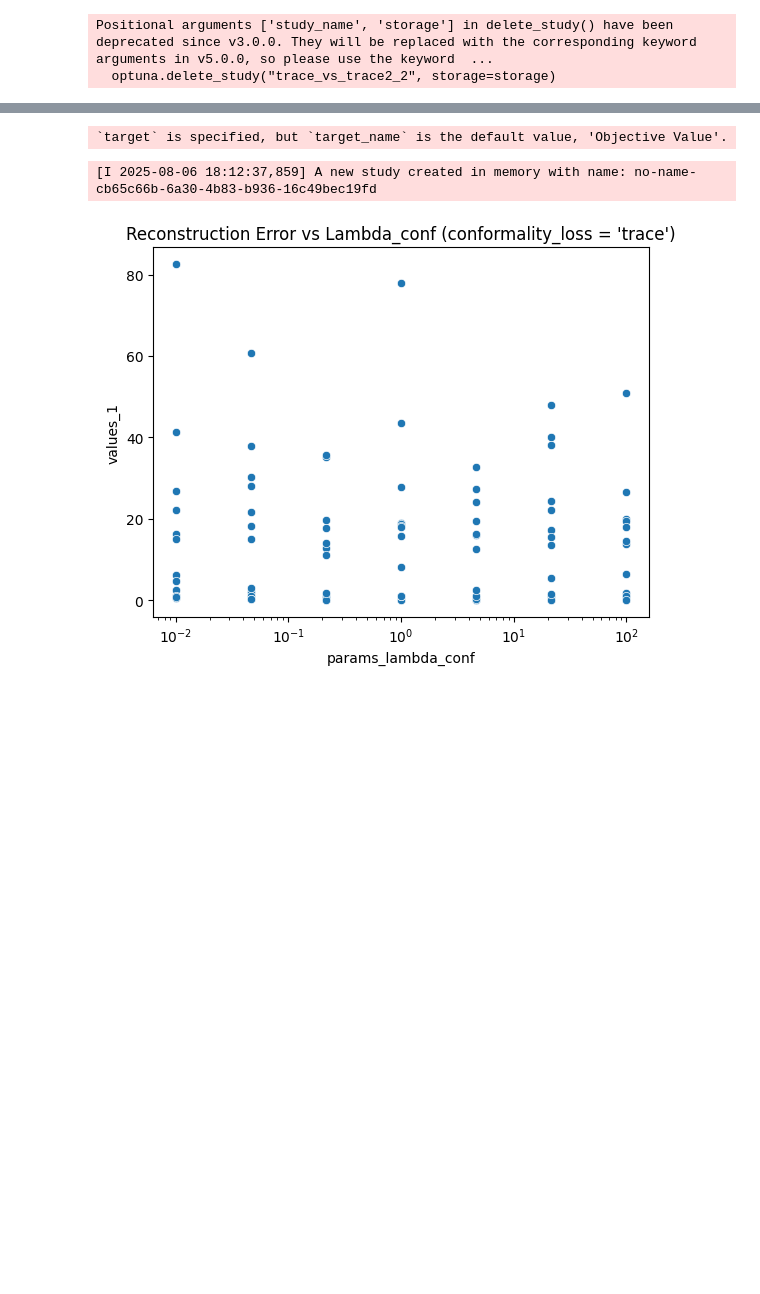
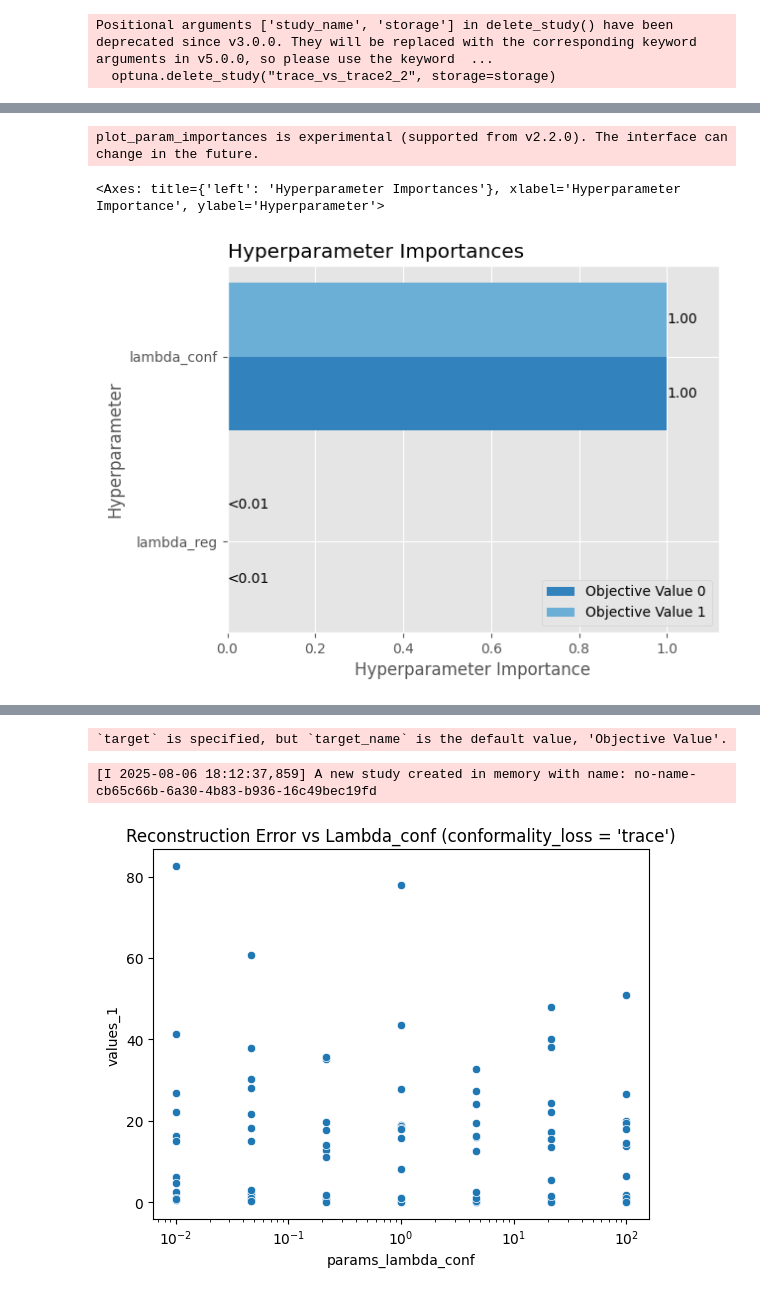
Before and after one commit to HeiseMax/ConformalAutoencoder, a Jupyter notebook: mnist_optuna/model_comparison_trace.ipynb, the cells around one changed output, grey strips where cells are left out. Cells and saved outputs as stored; diff of their text form; code cells hidden in the pictures; blank space fills up the shorter version.

```diff
--- a/optuna.ipynb
+++ b/mnist_optuna/model_comparison_trace.ipynb
@@ -183,7 +341,9 @@ study.optimize(objective, n_trials=n_trials)
 Positional arguments ['study_name', 'storage'] in delete_study() have been deprecated since v3.0.0. They will be replaced with the corresponding keyword arguments in v5.0.0, so please use the keyword  ...
   optuna.delete_study("trace_vs_trace2_2", storage=storage)
 # %%
-# study = optuna.load_study(
-#     study_name='my_study',
-#     storage='sqlite:///optuna_study.db'
-# )
+study = optuna.load_study(
+    study_name='cosine_optimal_params',
+    storage='sqlite:///optuna_study.db'
+)
+# %%
+study2 = optuna.create_study(directions=['minimize', 'minimize'], sampler=sampler, storage=storage, study_name="cosine_best_trials", load_if_exists=True)
@@ -190,2 +372,9 @@ Positional arguments ['study_name', 'storage'] in delete_study() have been depre
+# %%
+study2.add_trials(study.best_trials)
 # %%
-vis.plot_param_importances(study)
+vis.matplotlib.plot_param_importances(study2)
+# hps.axis("equal")
+# %% [output]
+plot_param_importances is experimental (supported from v2.2.0). The interface can change in the future.
+<Axes: title={'left': 'Hyperparameter Importances'}, xlabel='Hyperparameter Importance', ylabel='Hyperparameter'>
+[figure, added]
```
Also changed, not shown: parts of 25 cells of this notebook, 13 other files.
